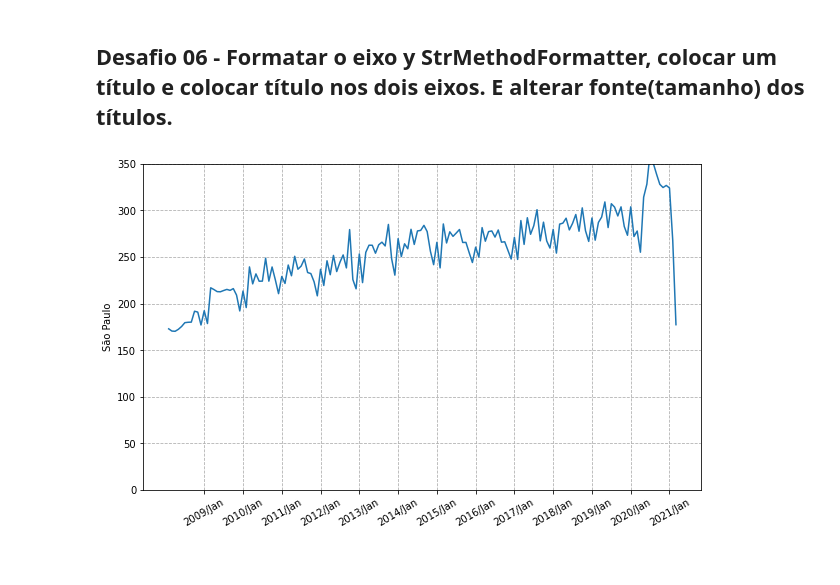
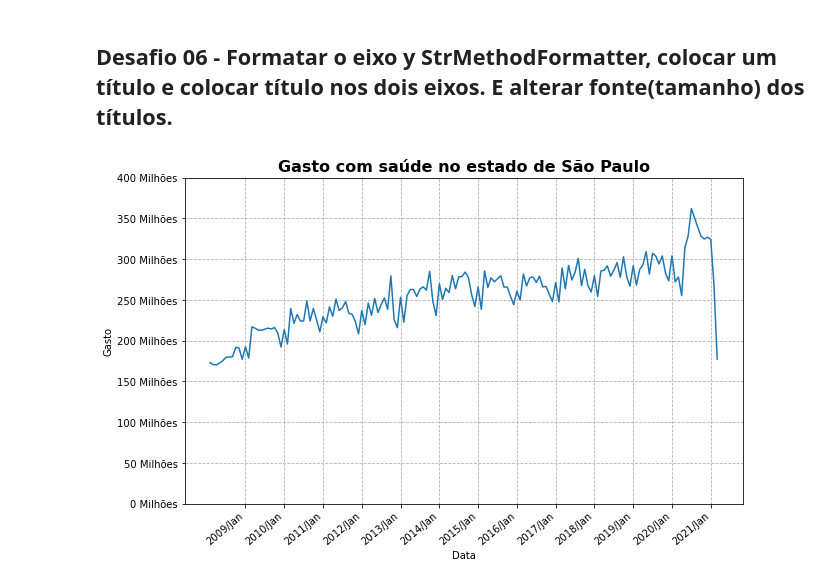
Before and after one commit to iplusl/Bootcamp_Data_Science, a Jupyter notebook: Modulo2/notebooks/Modulo2.ipynb, the cells around one changed output. Cells and saved outputs as stored; diff of their text form; code cells hidden in the pictures.

```diff
--- a/Modulo2/notebooks/Modulo2.ipynb
+++ b/Modulo2/notebooks/Modulo2.ipynb
@@ -1118,10 +1118,16 @@ sns.scatterplot(data=mensal, x=mensal.index, y="São Paulo")
 # %%
 plt.figure(figsize=(10,6))
 ax = sns.lineplot(data=mensal, x=mensal.index, y="São Paulo")
-plt.xticks(rotation=30)
-plt.ylim(0, 350)
+plt.ylim(0, 400)
+ticks_loc = ax.get_yticks().tolist()
+ax.yaxis.set_major_locator(ticker.FixedLocator(ticks_loc))
+ax.set_yticklabels(['{:,.0f}'.format(x) + ' Milhões' for x in ax.get_yticks()])
+plt.xticks(rotation=40, ha="right")
 ax.xaxis.set_major_locator(ticker.IndexLocator(base=12, offset=11))
 plt.grid(True, linestyle="--")
+plt.title("Gasto com saúde no estado de São Paulo", fontdict = {"fontsize":16, "fontweight":"bold"})
+plt.xlabel("Data")
+plt.ylabel("Gasto")
 plt.show()
 # %% [output]
-[figure, old version]
+[figure, new version]
```
Also changed, not shown: parts of 12 cells of this notebook, 1 other file.
